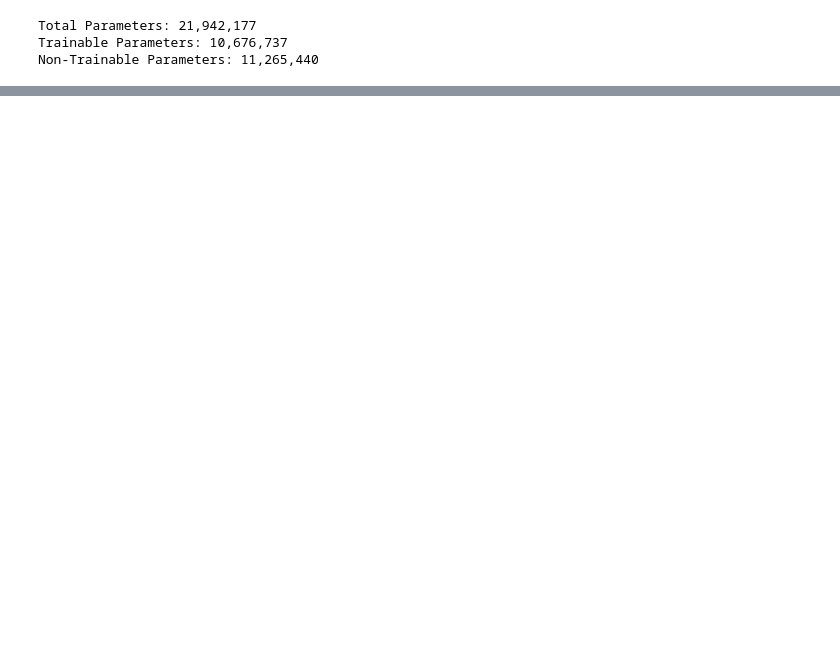
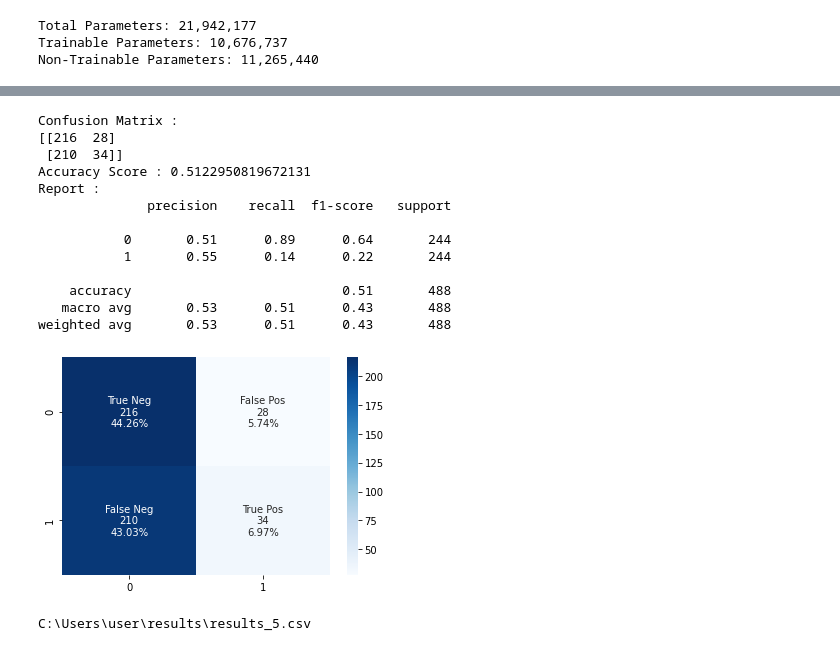
Before and after one commit to brandonshih/chair, a Jupyter notebook: Model.ipynb, the cells around one changed output, grey strips where cells are left out. Cells and saved outputs as stored; diff of their text form; code cells hidden in the pictures; blank space fills up the shorter version.

```diff
--- a/Model.ipynb
+++ b/Model.ipynb
@@ -262,7 +261,7 @@ history = model.fit_generator(generator = train_generator,
                               validation_data = validation_generator,
                               validation_steps = STEP_SIZE_VALID,
                               epochs = config.MODEL_TRAIN_EPOCHS[0],
-                              callbacks = [reduced_lr, tensorboard_callback],
+                              callbacks = [learning_rate_scheduler, tensorboard_callback, call_learning_rate],
                               verbose = 1)
 # %% [output]
 WARNING:tensorflow:sample_weight modes were coerced from
@@ -312,7 +326,9 @@ pred = model.predict_generator(test_generator,
 # %%
 test_labels = []
-for filename in os.listdir('C:\\Users\\user\\chair_model\\test\\test_folder'):
-    if 'empty' in filename:
+filenames = []
+for filename in os.listdir('C:\\Users\\user\\chair_model\\labVideos\\images'):
+    filenames.append(filename)
+    if 'empty' in filename or 'Empty' in filename:
         test_labels.append(0)
     else:
         test_labels.append(1)
@@ -353,20 +373,35 @@ plt.show()
 # %%
 threshold = 0.9
-pred_labels = (pred > threshold)
+pred_labels = (pred > threshold).astype(int).flatten()
 
 cf_matrix = confusion_matrix(test_labels, pred_labels)
 
 print('Confusion Matrix :')
 print(cf_matrix)
 print('Accuracy Score :', accuracy_score(test_labels, pred_labels))
 print('Report : ')
 print(classification_report(test_labels, pred_labels))
 
 plt.figure(1)
 group_names = ['True Neg', 'False Pos', 'False Neg', 'True Pos']
 group_counts = ['{0:0.0f}'.format(value) for value in cf_matrix.flatten()]
 group_percentages = ['{0:.2%}'.format(value) for value in cf_matrix.flatten()/np.sum(cf_matrix)]
 labels = [f'{v1}\n{v2}\n{v3}' for v1, v2, v3 in zip(group_names, group_counts, group_percentages)]
 labels = np.asarray(labels).reshape(2,2)
 sns.heatmap(cf_matrix, annot = labels, fmt='', cmap = 'Blues')
 plt.show()
+# %% [output]
+Confusion Matrix :
+[[216  28]
+ [210  34]]
+Accuracy Score : 0.5122950819672131
+Report :
+              precision    recall  f1-score   support
+
+           0       0.51      0.89      0.64       244
+           1       0.55      0.14      0.22       244
+
+    accuracy                           0.51       488
+   macro avg       0.53      0.51      0.43       488
+weighted avg       0.53      0.51      0.43       488
+[figure, added]
@@ -376,3 +408,19 @@ savetxt('results.csv', pred_labels, delimiter = ',')
+# %%
+# Save prediction results with filename to csv
+import re
+
+if os.listdir('C:\\Users\\user\\results'):
+    sequence_number = int(re.findall('\d+', max(os.listdir('C:\\Users\\user\\results')))[0]) + 1
+else:
+    sequence_number = 1
+
+d = {'Filenames': filenames, 'Prediction_' + str(sequence_number): pred_labels}
+results = pd.DataFrame(data = d)
+file_name = 'C:\\Users\\user\\results\\results_' + str(sequence_number) + '.csv'
+results.to_csv(file_name, index = False, header = True)
+print(file_name)
+# %% [output]
+C:\Users\user\results\results_5.csv
 # %%
 MODELFILENAME = 'basic_alldata_0.0001_25_250_1.h5'
 MODELPATH = 'C:\\Users\\user\\saved_models'
```
Also changed, not shown: parts of 9 cells of this notebook.
